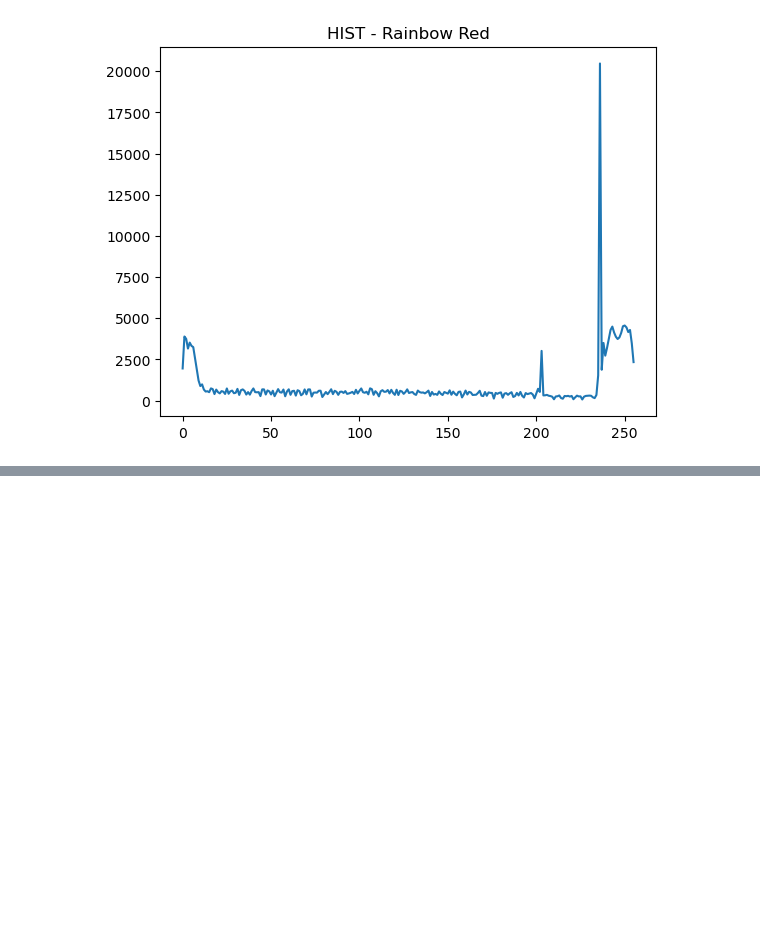
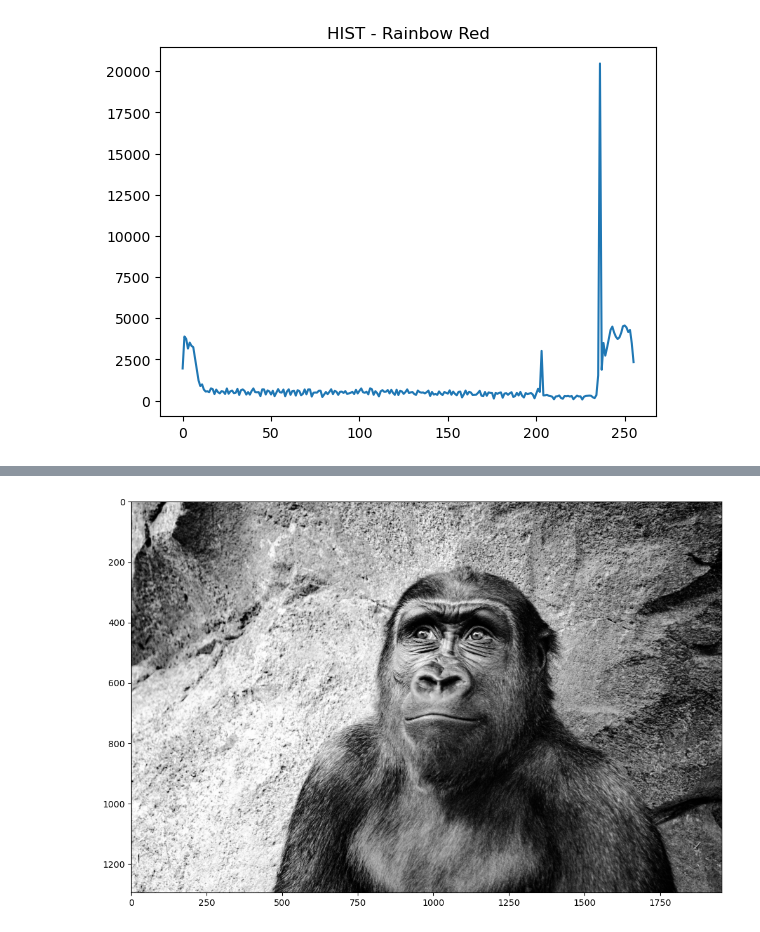
Before and after one commit to ezekielamitchell/ComputerVision, a Jupyter notebook: opencv-deep-learning-course/04-image-processing/histograms.ipynb, the cells around one changed output, grey strips where cells are left out. Saved outputs shown, nothing was run; the diff lists cells and outputs as text; code cells hidden in the pictures; blank space fills up the shorter version.

```diff
--- a/opencv-deep-learning-course/04-image-processing/histograms.ipynb
+++ b/opencv-deep-learning-course/04-image-processing/histograms.ipynb
@@ -137,0 +160,4 @@ Text(0.5, 1.0, 'HIST - Rainbow Red')
+# %%
+display_img(eq_gorilla)
+# %% [output]
+[figure, added]
```
Also changed, not shown: parts of 8 cells of this notebook, 1 other file.
